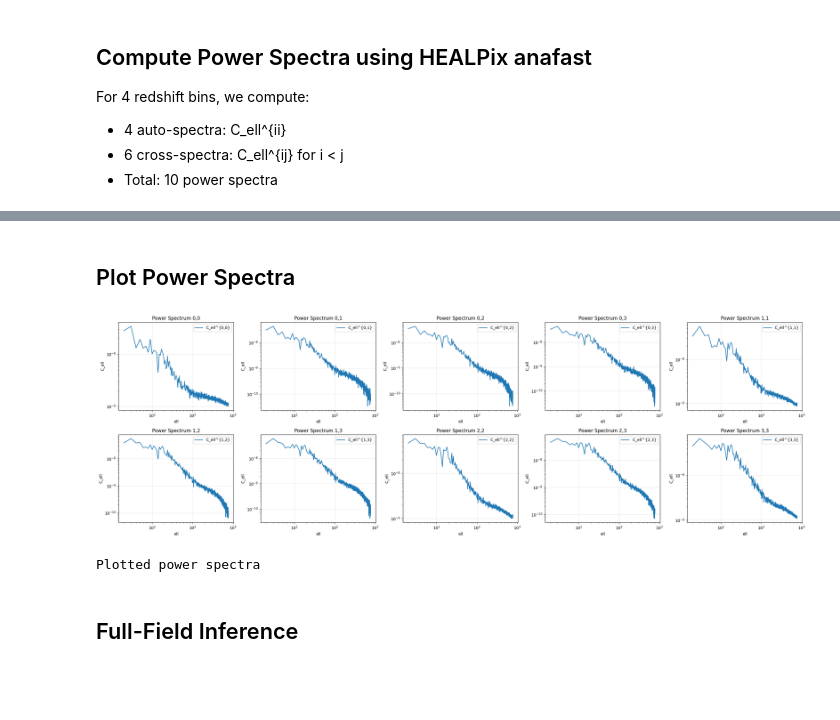
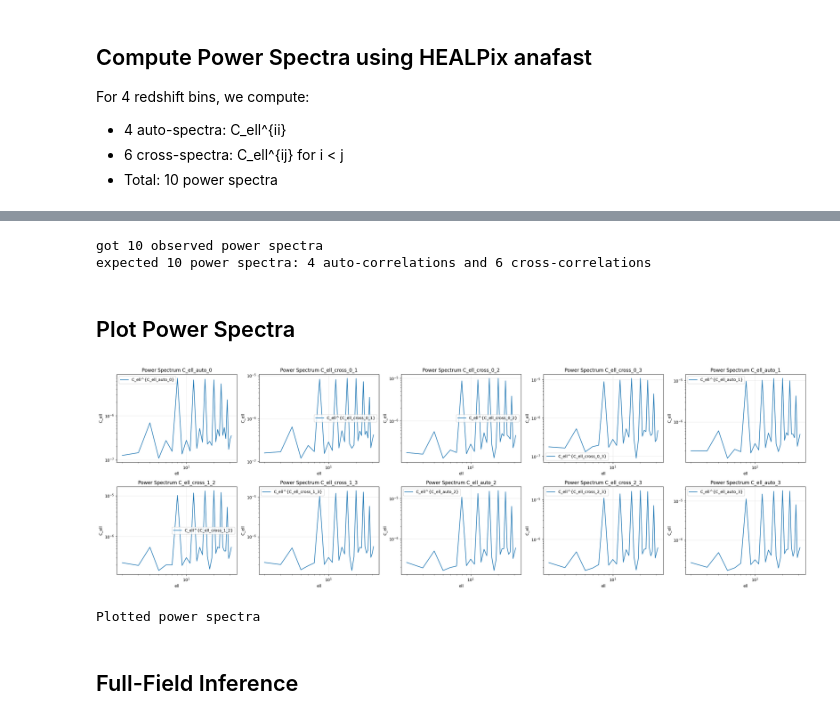
Before and after one commit to ASKabalan/fwd-model-tools, a Jupyter notebook: notebooks/03-full-field-sampling-vs-2PCF.ipynb, the cells around one changed output, grey strips where cells are left out. Drawn from its saved outputs; the diff is of its cells as text; code cells hidden in the pictures; blank space fills up the shorter version.

```diff
--- a/notebooks/03-full-field-sampling-vs-2PCF.ipynb
+++ b/notebooks/03-full-field-sampling-vs-2PCF.ipynb
@@ -49,7 +49,7 @@ JAX backend: cpu
 ## Configuration Parameters
 # %%
 output_dir = "output_03_comparison"
-box_shape = (256, 256, 256)
+box_shape = (16 , 16 , 16)
 max_redshift = 0.5
 number_of_shells = 8
 geometry = "spherical"
@@ -134,8 +134,8 @@ config = Configurations(
     fiducial_cosmology=Planck18,
     sigma_e=sigma_e,
     priors={
-        "Omega_c": dist.Uniform(0.24, 0.28),
-        "sigma8": dist.Uniform(0.78, 0.82),
+        "Omega_c": dist.Uniform(0.20, 0.3),
+        "sigma8": dist.Uniform(0.6, 1.0),
     },
     t0=0.1,
     dt0=0.1,
@@ -270,24 +228,34 @@ Expected: 4 auto + 6 cross = 10 spectra
+# %%
+lmax = config.nside * 2 - 1
+ell = jnp.arange(lmax + 1)[2:]
+observed_cls = compute_cl_from_convergence_map(true_kappas_full, lmax)
+
+print(f"got {len(observed_cls)} observed power spectra")
+print(f"expected 10 power spectra: 4 auto-correlations and 6 cross-correlations")
+# %% [output]
+got 10 observed power spectra
+expected 10 power spectra: 4 auto-correlations and 6 cross-correlations
 # %% [markdown]
 ## Plot Power Spectra
 # %%
 fig, axes = plt.subplots(2, 5, figsize=(25, 8))
 axes = axes.ravel()
 
-for idx, (i, j) in enumerate(observed_cls.keys()):
+for idx, name in enumerate(observed_cls.keys()):
     ax = axes[idx]
-    cl = observed_cls[(i, j)]
-    ax.loglog(ell, np.abs(cl), label=f"C_ell^{{{i},{j}}}")
+    cl = observed_cls[name]
+    ax.loglog(ell, np.abs(cl), label=f"C_ell^{{{name}}}")
     ax.set_xlabel("ell")
     ax.set_ylabel("C_ell")
-    ax.set_title(f"Power Spectrum {i},{j}")
+    ax.set_title(f"Power Spectrum {name}")
     ax.grid(True, alpha=0.3)
     ax.legend()
 
 plt.tight_layout()
 plt.show()
 print("Plotted power spectra")
 # %% [output]
-[figure, old version]
+[figure, new version]
 Plotted power spectra
 # %% [markdown]
 ## Full-Field Inference
```
Also changed, not shown: parts of 9 cells of this notebook, 3 other files.
